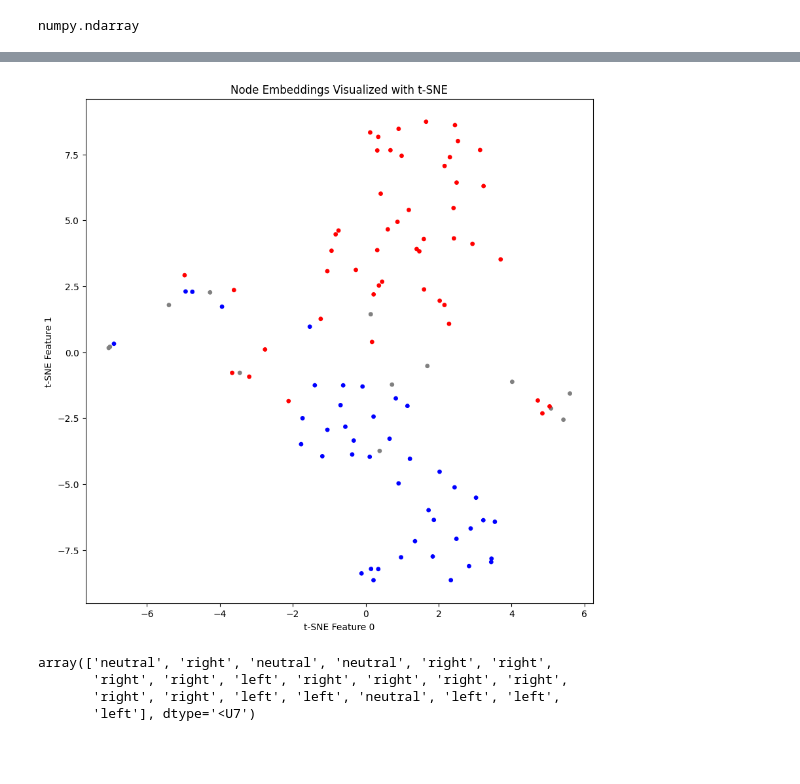
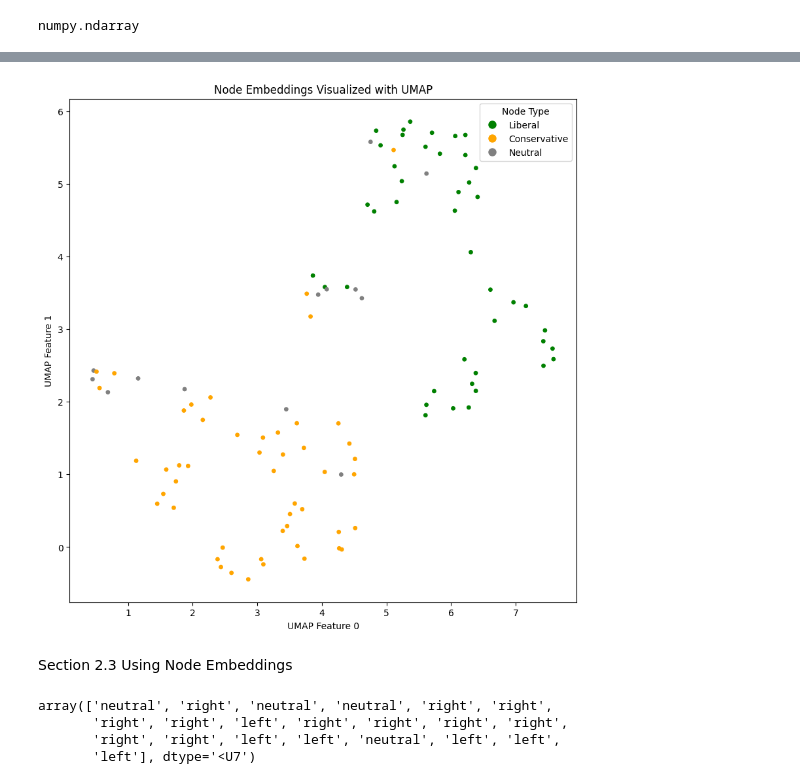
Before and after one commit to keitabroadwater/gnns_in_action, a Jupyter notebook: chapter_2/chp2 embeddings.ipynb, the cells around one changed output, grey strips where cells are left out. Saved outputs shown, nothing was run; the diff lists cells and outputs as text; code cells hidden in the pictures; blank space fills up the shorter version.

```diff
--- a/chapter_2/chp2 embeddings.ipynb
+++ b/chapter_2/chp2 embeddings.ipynb
@@ -433,23 +737,24 @@ class SimpleGNN(torch.nn.Module):
         return x, F.log_softmax(x, dim=1)
 # %%
 from torch_geometric.utils.convert import from_networkx
+import torch.nn as nn
 
 # Convert NetworkX graph to a PyTorch Geometric Data object
 data = from_networkx(gml_graph)
 
-# Prepare the node features (using Node2Vec embeddings)
-# node_features = torch.tensor(node_embeddings, dtype=torch.float)
 
-# Add node features to data
-# data.x = node_features
 
-# Note: If you have no initial node features, you could alternatively initialize them randomly
-data.x = torch.randn((data.num_nodes, 64), dtype=torch.float)
+# Initialize node features with Xavier initialization
+num_features = 64  # Set the desired number of features
+data.x = torch.empty((data.num_nodes, num_features), dtype=torch.float)  # Create an empty tensor
+nn.init.xavier_uniform_(data.x)  # Apply Xavier initialization
 
 # Instantiate the model
 model = SimpleGNN(num_features=data.x.shape[1], hidden_channels=64)
 
-# Pass data through the model
+# Switch the model to evaluation mode
 model.eval()
+
+# Perform a forward pass with no gradient computation
 with torch.no_grad():
     gnn_embeddings = model(data.x, data.edge_index)
@@ -456,22 +779,38 @@ with torch.no_grad():
 # %%
 from sklearn.manifold import TSNE
 
 # Convert to numpy for t-SNE
-gnn_embeddings_np = gnn_embeddings.detach().cpu().numpy()
+gnn_embeddings_np = gnn_embeddings[0].detach().cpu().numpy() # if using GPU
 
-# Perform t-SNE embedding
-tsne = TSNE(n_components=2, learning_rate='auto', init='random')
-tsne_result = tsne.fit_transform(gnn_embeddings_np)
+# Initialize and fit UMAP
+umap_model = umap.UMAP(n_neighbors=15, min_dist=0.1, n_components=2, random_state=42)
+umap_features = umap_model.fit_transform(gnn_embeddings_np)
 
 # Plot the result of t-SNE
 plt.figure(figsize=(10, 10))
-plt.scatter(tsne_result[:, 0], tsne_result[:, 1], c=node_colors, cmap='viridis', s=15)
-plt.title('Node Embeddings Visualized with t-SNE')
-plt.xlabel('t-SNE Feature 0')
-plt.ylabel('t-SNE Feature 1')
+plt.scatter(umap_features[:, 0], umap_features[:, 1], c=node_colors, cmap='viridis', s=15)
+plt.title('Node Embeddings Visualized with UMAP')
+plt.xlabel('UMAP Feature 0')
+plt.ylabel('UMAP Feature 1')
+
+
+legend_labels = {
+    'l': 'Liberal',
+    'c': 'Conservative',
+    'n': 'Neutral'
+}
+
+# Create a legend
+handles = [plt.Line2D([0], [0], marker='o', color='w', label=legend_labels[key],
+                      markerfacecolor=color_map[key], markersize=10) for key in legend_labels]
+
+plt.legend(handles=handles, title='Node Type')
+
 plt.show()
 # %% [output]
-[figure, old version]
+[figure, new version]
+# %% [markdown]
+Section 2.3 Using Node Embeddings
 # %%
 import numpy as np
 import random
```
Also changed, not shown: parts of 54 cells of this notebook.
